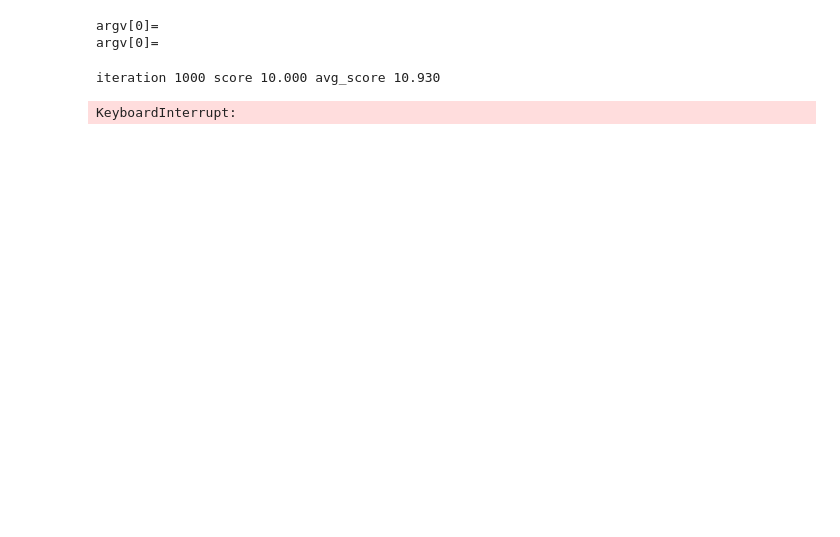
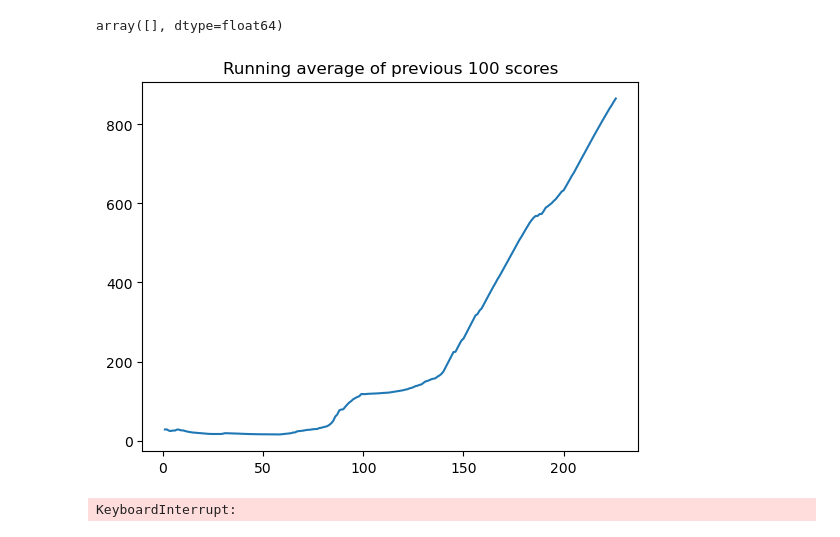
Before and after one commit to euskov17/HindsightExperienceReplay, a Jupyter notebook: test.ipynb, the cells around one changed output. Drawn from its saved outputs; the diff is of its cells as text; code cells hidden in the pictures; blank space fills up the shorter version.

```diff
--- a/test.ipynb
+++ b/test.ipynb
@@ -19,5 +24,5 @@ env.action_space, env.observation_space.shape
 # %%
-sac = SoftActorCritic(env.observation_space.shape[0], action_dim=env.action_space.shape[0])
+sac = SoftActorCritic(env.observation_space.shape[0], action_dim=env.action_space.shape[0], hidden_size=64)
 # %%
 best_score = env.reward_range[0]
 score_history = []
@@ -25,7 +30,7 @@ load_checkpoint = False
 # %%
 n_episodes = 100
 max_size = 10_000
-batch_size = 2
+batch_size = 64
 learning_freq = 32
 # %%
 from replay_buffer import ReplayBuffer
@@ -39,31 +44,40 @@ def play_and_record(env, agent, buffer):
     while not done:
         action = sac.choose_action(state)
         next_state, reward, done, _ = env.step(action)
-
         score += reward
         buffer.add(state, action, reward, next_state, done)
+
+
+        if len(buffer) > batch_size:
+            batch = replay_buffer.sample(batch_size)
+            sac.learning_step(batch)
 
         state = next_state
 
     return score
 # %%
-n_episodes = 10_000
+n_episodes = 1000
+# %%
+env.reset()
+env.render()
+# %% [output]
+array([], dtype=float64)
 # %%
 from tqdm import tqdm
+from utils import plot_learning_curve
 
 for i in tqdm(range(n_episodes)):
     score = play_and_record(env, sac, replay_buffer)
-    batch = replay_buffer.sample(batch_size)
-    sac.learning_step(batch)
+    # batch = replay_buffer.sample(batch_size)
+    # sac.learning_step(batch)
     score_history.append(score)
     avg_score = np.mean(score_history[-100:])
     if avg_score > best_score:
         best_score = avg_score
-        sac.save_checkpoint()
-    if i % 500 == 0 and i > 0:
+        # sac.save_checkpoint()
+    if i % 25 == 0 and i > 0:
         print(f"iteration {i} score {score:.3f} avg_score {avg_score:.3f}")
+        plot_learning_curve(i + 1, score_history)
 # %% [output]
+[figure, added]
-argv[0]=
-argv[0]=
+KeyboardInterrupt:
-iteration 1000 score 10.000 avg_score 10.930
-KeyboardInterrupt:
```
Also changed, not shown: parts of 3 cells of this notebook, 10 other files.
